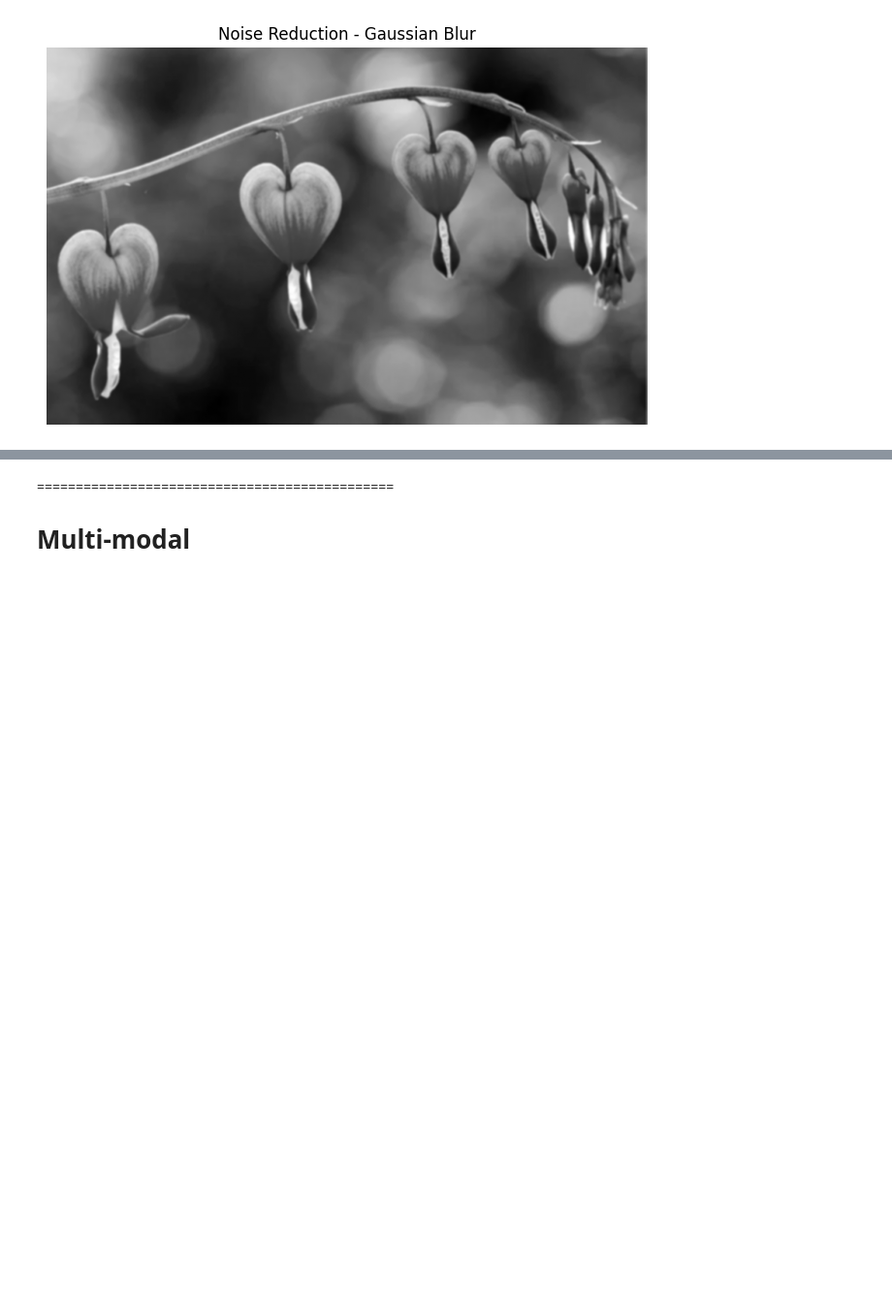
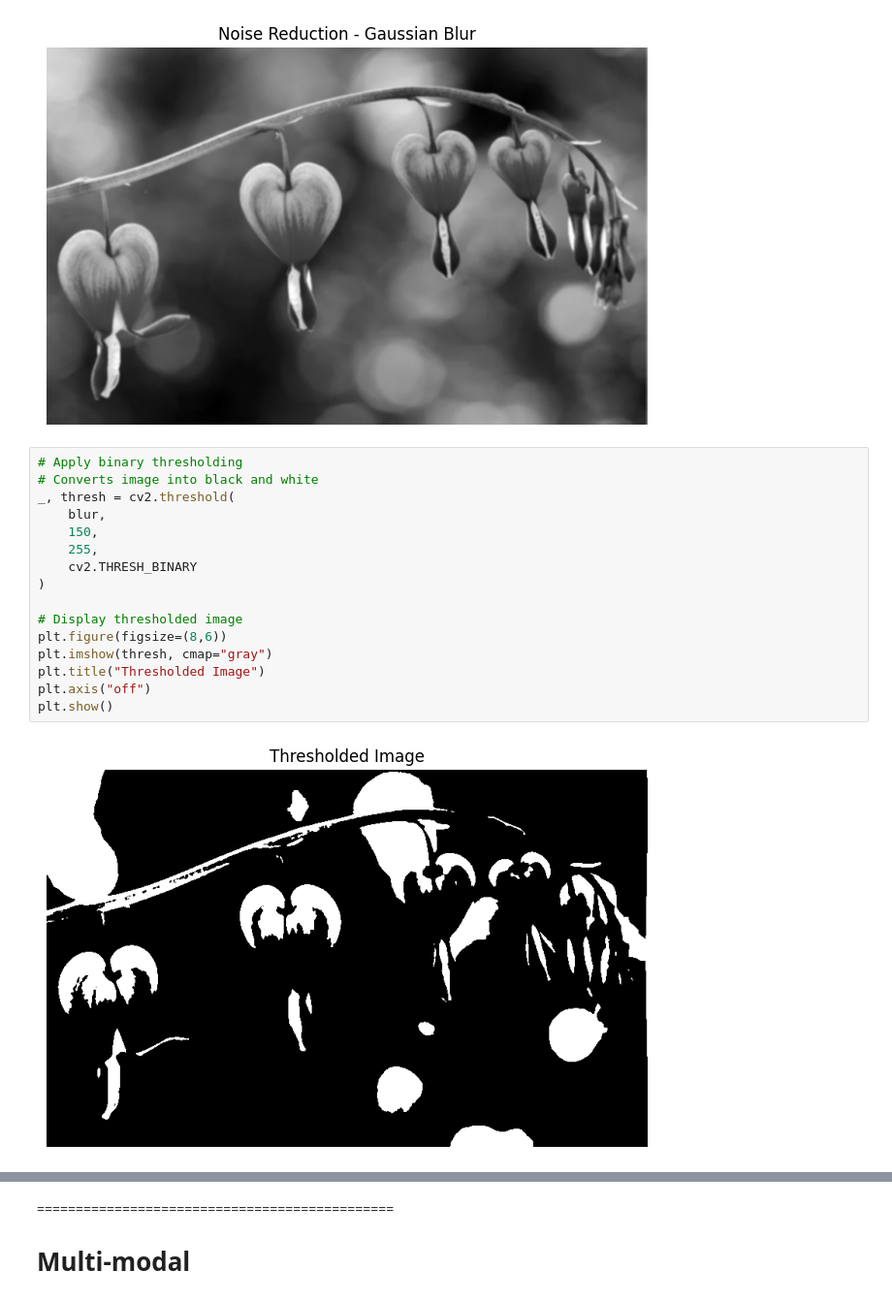
Before and after one commit to YuliiaRysinska/atu-bdaai-classroom-ai-vision-nlp-2026-ca2-assignment-AI-CA2-2026, a Jupyter notebook: CA2_Template.ipynb, the cells around one changed output, grey strips where cells are left out. Shown at 97% size. Saved outputs shown, nothing was run; the diff lists cells and outputs as text; blank space fills up the shorter version.

Commit message:
Thresholding

```diff
--- a/CA2_Template.ipynb
+++ b/CA2_Template.ipynb
@@ -315,3 +315,21 @@ plt.axis("off")
 plt.show()
 # %% [output]
 [figure]
+# %%
+# Apply binary thresholding
+# Converts image into black and white
+_, thresh = cv2.threshold(
+    blur,
+    150,
+    255,
+    cv2.THRESH_BINARY
+)
+
+# Display thresholded image
+plt.figure(figsize=(8,6))
+plt.imshow(thresh, cmap="gray")
+plt.title("Thresholded Image")
+plt.axis("off")
+plt.show()
+# %% [output]
+[figure, added]
```
Also changed, not shown: parts of 1 cell of this notebook.
